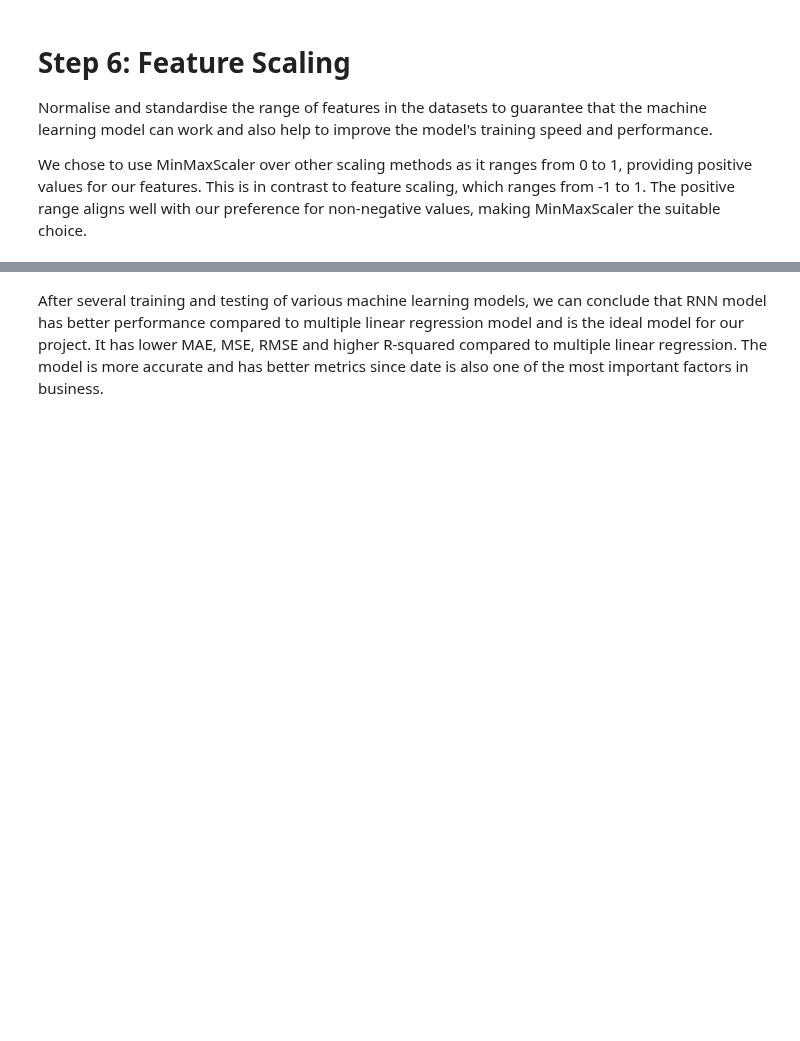
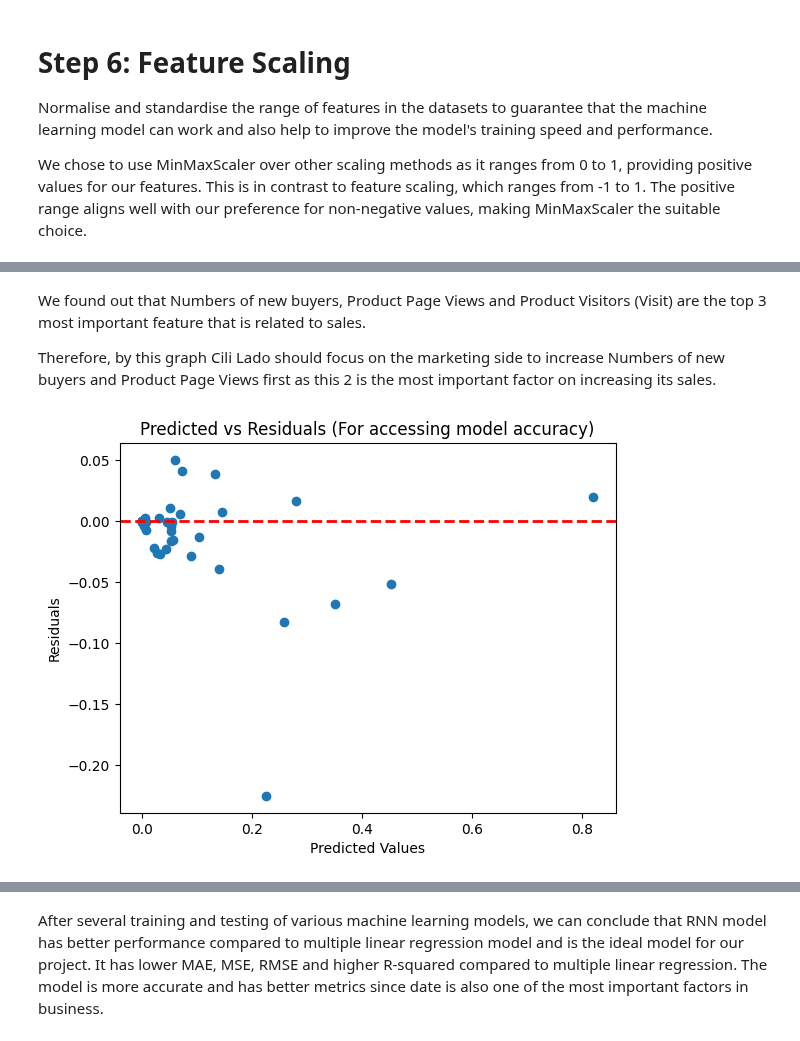
Before and after one commit to JingYuan0926/ChiliLado, a Jupyter notebook: CiliLado.ipynb, the cells around one changed output, grey strips where cells are left out. Drawn from its saved outputs; the diff is of its cells as text; code cells hidden in the pictures; blank space fills up the shorter version.

```diff
--- a/CiliLado.ipynb
+++ b/CiliLado.ipynb
@@ -457,0 +542,19 @@ The valuable insights derived from this graph indicate a significant correlation
+# %% [markdown]
+We found out that Numbers of new buyers, Product Page Views and Product Visitors (Visit) are the top 3 most important feature that is related to sales.
+
+Therefore, by this graph Cili Lado should focus on the marketing side to increase Numbers of new buyers and Product Page Views first as this 2 is the most important factor on increasing its sales.
+# %%
+# Plot the graph for residuals
+
+# Calculate residuals
+residuals_rf = y_test_rf - y_pred_rf
+
+# Plot residuals against predicted values
+plt.scatter(y_pred_rf, residuals_rf)
+plt.title('Predicted vs Residuals (For accessing model accuracy)')
+plt.xlabel('Predicted Values')
+plt.ylabel('Residuals')
+plt.axhline(y=0, color='r', linestyle='--', linewidth=2)
+plt.show()
+# %% [output]
+[figure, added]
```
Also changed, not shown: parts of 40 cells of this notebook, 4 other files.
